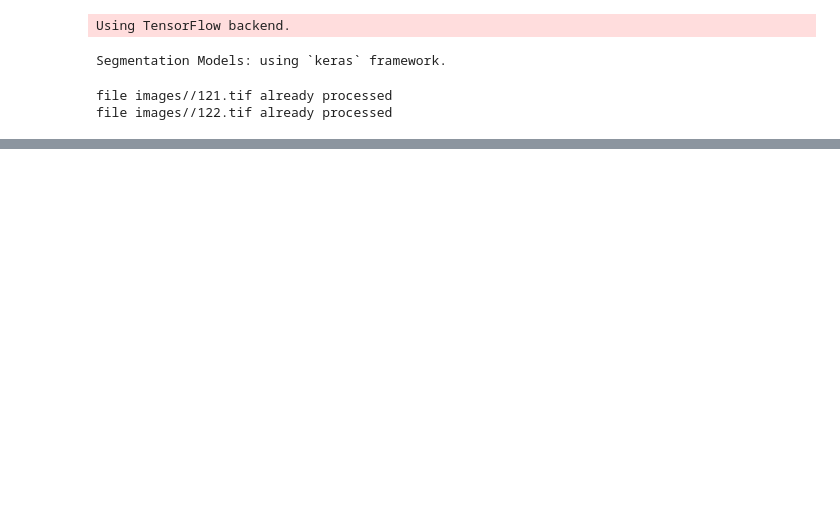
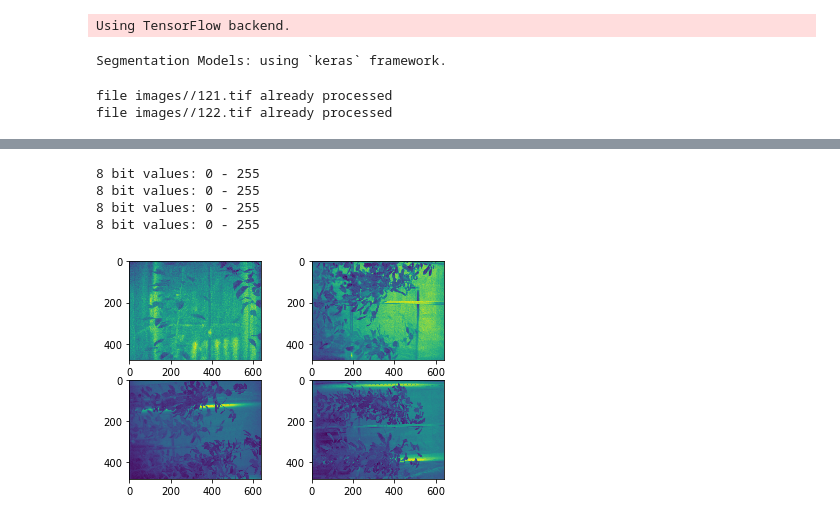
Before and after one commit to chey-to-mozg/preprocessing_for_labelme, a Jupyter notebook: main.ipynb, the cells around one changed output, grey strips where cells are left out. Drawn from its saved outputs; the diff is of its cells as text; code cells hidden in the pictures; blank space fills up the shorter version.

```diff
--- a/main.ipynb
+++ b/main.ipynb
@@ -147,0 +60,13 @@ def mathing(image, mask):
+# %%
+for (i, im_name) in enumerate(images):
+    img = cv2.imread(os.path.join(LAB_DIR, im_name), -1)
+    img = change_hist_v2(img, bits=8)
+    plt.subplot(2, 2, i + 1)
+    plt.imshow(img)
+    print(f'8 bit values: {np.min(img)} - {np.max(img)}')
+# %% [output]
+8 bit values: 0 - 255
+8 bit values: 0 - 255
+8 bit values: 0 - 255
+8 bit values: 0 - 255
+[figure, added]
```
Also changed, not shown: parts of 18 cells of this notebook, 3 other files.
